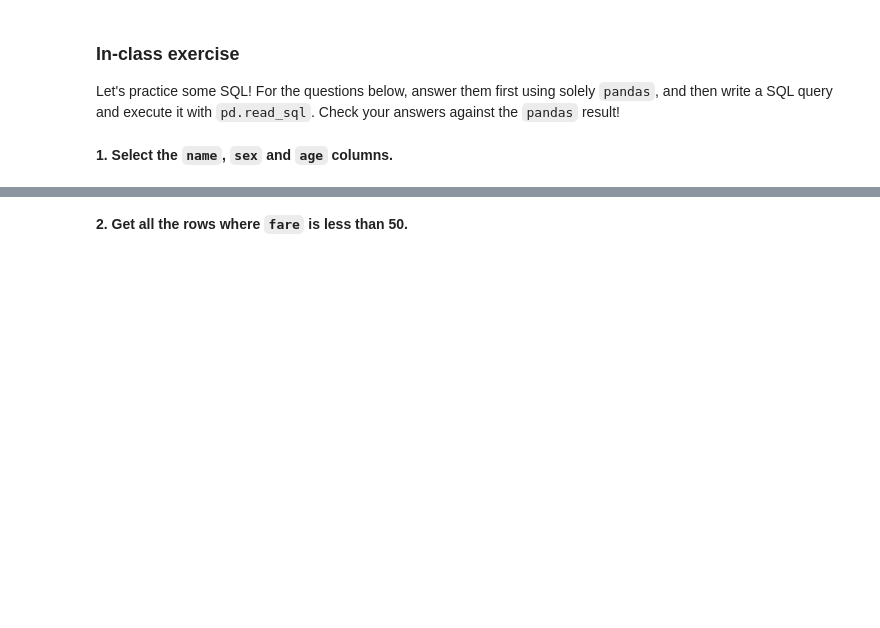
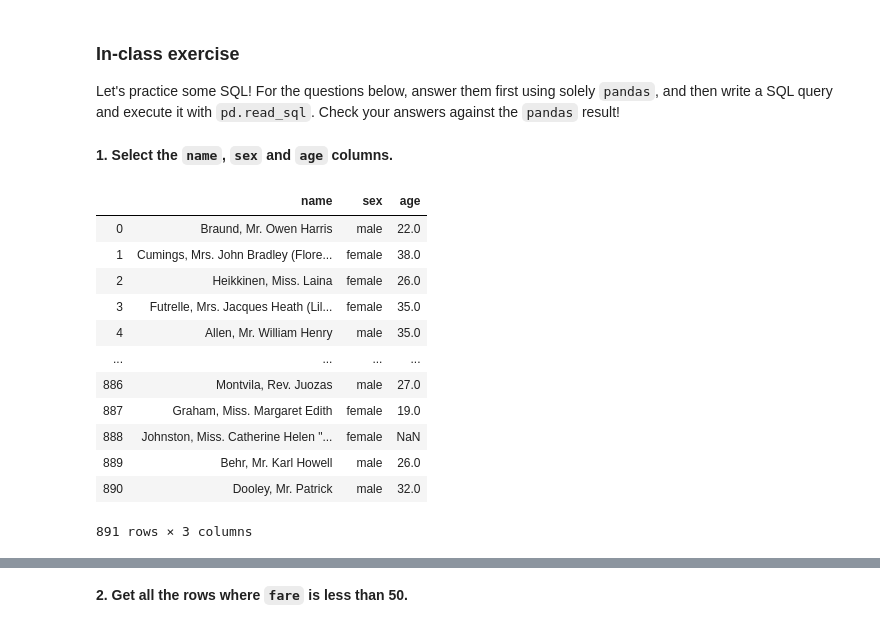
Before and after one commit to Mbuhliagah/database_and-_SQL, a Jupyter notebook: lesson/databases-and-sql-lesson.ipynb, the cells around one changed output, grey strips where cells are left out. Cells and saved outputs as stored; diff of their text form; code cells hidden in the pictures; blank space fills up the shorter version.

```diff
--- a/lesson/databases-and-sql-lesson.ipynb
+++ b/lesson/databases-and-sql-lesson.ipynb
@@ -167,3 +200,19 @@ result.head()
 Let's practice some SQL! For the questions below, answer them first using solely `pandas`, and then write a SQL query and execute it with `pd.read_sql`. Check your answers against the `pandas` result!
 # %% [markdown]
 **1. Select the `name`, `sex` and `age` columns.**
+# %%
+df[['name', 'sex', 'age']]
+# %% [output]
+|  | name | sex | age |
+| 0 | Braund, Mr. Owen Harris | male | 22.0 |
+| 1 | Cumings, Mrs. John Bradley (Flore... | female | 38.0 |
+| 2 | Heikkinen, Miss. Laina | female | 26.0 |
+| 3 | Futrelle, Mrs. Jacques Heath (Lil... | female | 35.0 |
+| 4 | Allen, Mr. William Henry | male | 35.0 |
+| ... | ... | ... | ... |
+| 886 | Montvila, Rev. Juozas | male | 27.0 |
+| 887 | Graham, Miss. Margaret Edith | female | 19.0 |
+| 888 | Johnston, Miss. Catherine Helen "... | female | NaN |
+| 889 | Behr, Mr. Karl Howell | male | 26.0 |
+| 890 | Dooley, Mr. Patrick | male | 32.0 |
+891 rows × 3 columns
```
Also changed, not shown: parts of 25 cells of this notebook.
